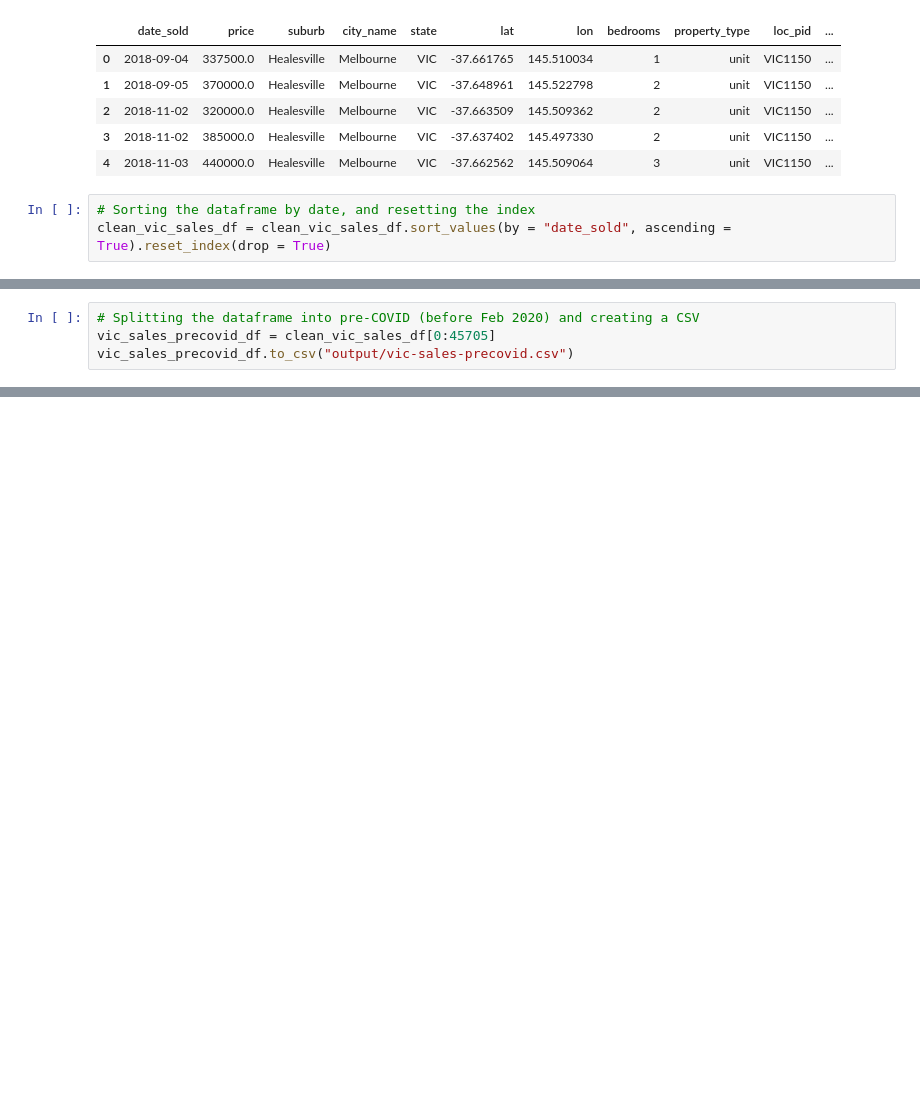
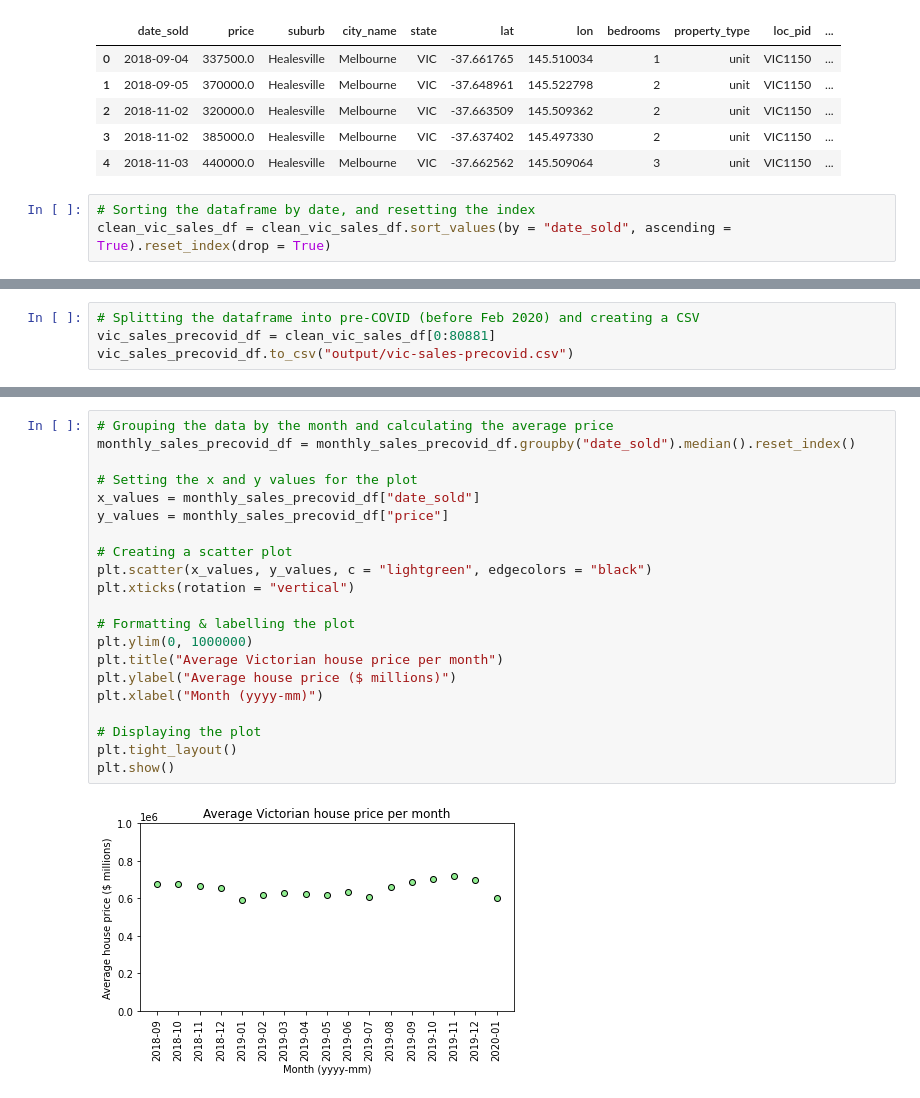
Before and after one commit to jeremychiaa/covid-victorian-real-estate, a Jupyter notebook: cleaned_house.ipynb, the cells around one changed output, grey strips where cells are left out. Saved outputs shown, nothing was run; the diff lists cells and outputs as text; blank space fills up the shorter version.

```diff
--- a/cleaned_house.ipynb
+++ b/cleaned_house.ipynb
@@ -161,6 +161,6 @@ clean_vic_sales_df.loc[clean_vic_sales_df["date_sold"] == "2020-02-01", :].head(
 # %%
 # Splitting the dataframe into pre-COVID (before Feb 2020) and creating a CSV
-vic_sales_precovid_df = clean_vic_sales_df[0:45705]
+vic_sales_precovid_df = clean_vic_sales_df[0:80881]
 vic_sales_precovid_df.to_csv("output/vic-sales-precovid.csv")
 # %%
 # Splitting the dataframe into post-COVID (after Feb 2020) and creating a CSV
@@ -168,0 +205,23 @@ vic_sales_postcovid_df.to_csv("output/vic-sales-postcovid.csv")
+# %%
+# Grouping the data by the month and calculating the average price
+monthly_sales_precovid_df = monthly_sales_precovid_df.groupby("date_sold").median().reset_index()
+
+# Setting the x and y values for the plot
+x_values = monthly_sales_precovid_df["date_sold"]
+y_values = monthly_sales_precovid_df["price"]
+
+# Creating a scatter plot
+plt.scatter(x_values, y_values, c = "lightgreen", edgecolors = "black")
+plt.xticks(rotation = "vertical")
+
+# Formatting & labelling the plot
+plt.ylim(0, 1000000)
+plt.title("Average Victorian house price per month")
+plt.ylabel("Average house price ($ millions)")
+plt.xlabel("Month (yyyy-mm)")
+
+# Displaying the plot
+plt.tight_layout()
+plt.show()
+# %% [output]
+[figure, added]
```
Also changed, not shown: parts of 9 cells of this notebook, 3 other files.
